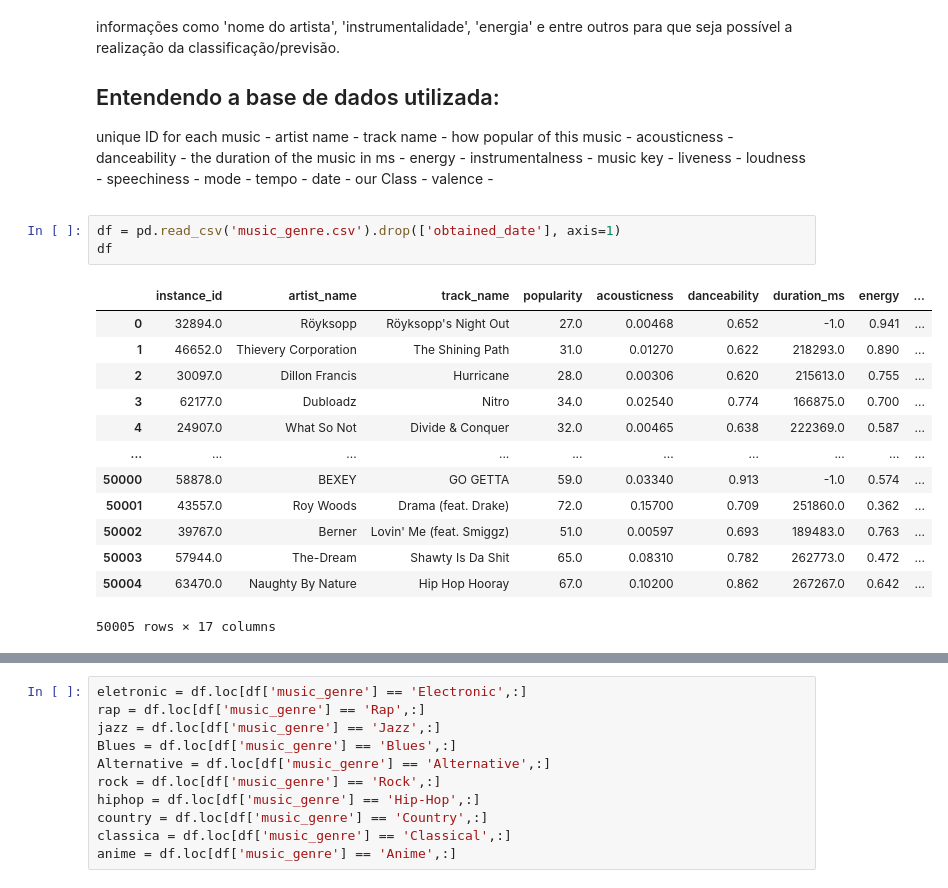
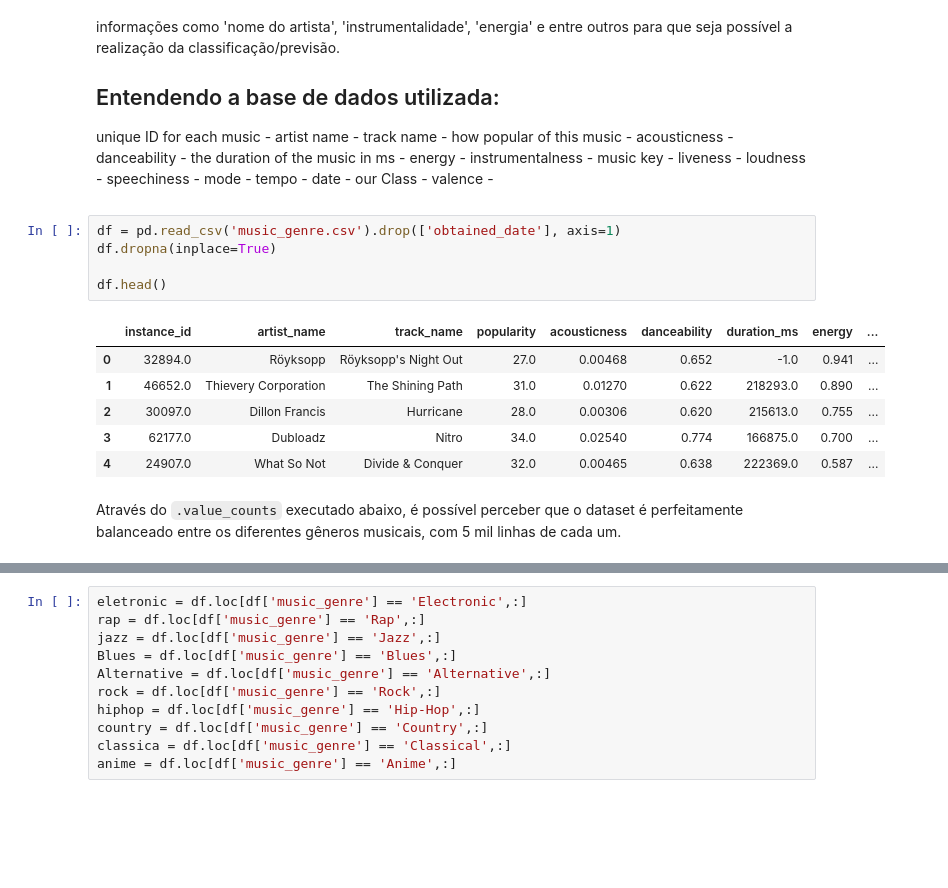
Before and after one commit to Gabriela321733/Projeto_2_Cdados, a Jupyter notebook: dados.ipynb, the cells around one changed output, grey strips where cells are left out. Cells and saved outputs as stored; diff of their text form; blank space fills up the shorter version.

```diff
--- a/dados.ipynb
+++ b/dados.ipynb
@@ -55,18 +58,15 @@ our Class -
 valence -
 # %%
 df = pd.read_csv('music_genre.csv').drop(['obtained_date'], axis=1)
-df
+df.dropna(inplace=True)
+
+df.head()
 # %% [output]
 |  | instance_id | artist_name | track_name | popularity | acousticness | danceability | duration_ms | energy | ... |
 | 0 | 32894.0 | Röyksopp | Röyksopp's Night Out | 27.0 | 0.00468 | 0.652 | -1.0 | 0.941 | ... |
 | 1 | 46652.0 | Thievery Corporation | The Shining Path | 31.0 | 0.01270 | 0.622 | 218293.0 | 0.890 | ... |
 | 2 | 30097.0 | Dillon Francis | Hurricane | 28.0 | 0.00306 | 0.620 | 215613.0 | 0.755 | ... |
 | 3 | 62177.0 | Dubloadz | Nitro | 34.0 | 0.02540 | 0.774 | 166875.0 | 0.700 | ... |
 | 4 | 24907.0 | What So Not | Divide & Conquer | 32.0 | 0.00465 | 0.638 | 222369.0 | 0.587 | ... |
-| ... | ... | ... | ... | ... | ... | ... | ... | ... | ... |
-| 50000 | 58878.0 | BEXEY | GO GETTA | 59.0 | 0.03340 | 0.913 | -1.0 | 0.574 | ... |
-| 50001 | 43557.0 | Roy Woods | Drama (feat. Drake) | 72.0 | 0.15700 | 0.709 | 251860.0 | 0.362 | ... |
-| 50002 | 39767.0 | Berner | Lovin' Me (feat. Smiggz) | 51.0 | 0.00597 | 0.693 | 189483.0 | 0.763 | ... |
-| 50003 | 57944.0 | The-Dream | Shawty Is Da Shit | 65.0 | 0.08310 | 0.782 | 262773.0 | 0.472 | ... |
-| 50004 | 63470.0 | Naughty By Nature | Hip Hop Hooray | 67.0 | 0.10200 | 0.862 | 267267.0 | 0.642 | ... |
-50005 rows × 17 columns
+# %% [markdown]
+Através do `.value_counts` executado abaixo, é possível perceber que o dataset é perfeitamente balanceado entre os diferentes gêneros musicais, com 5 mil linhas de cada um.
```
Also changed, not shown: parts of 26 cells of this notebook.
